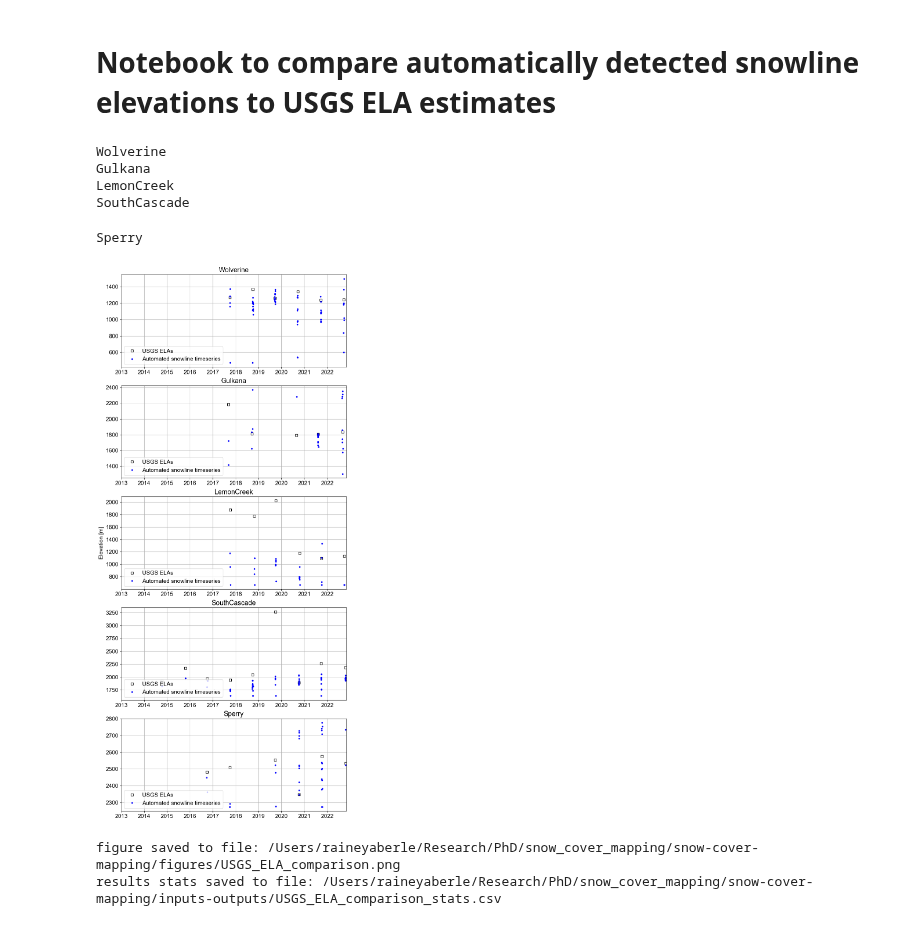
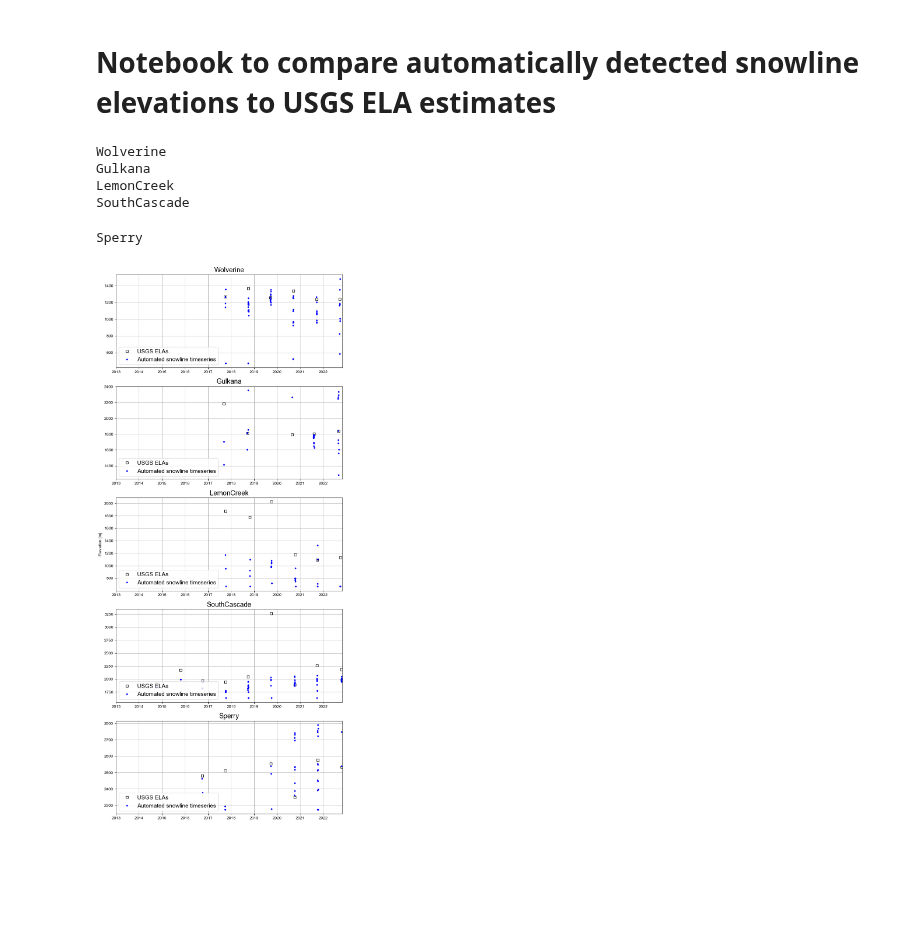
Before and after one commit to RaineyAbe/glacier-snow-cover-mapping, a Jupyter notebook: notebooks/compare_USGS_ELAs.ipynb, the cells around one changed output. Cells and saved outputs as stored; diff of their text form; code cells hidden in the pictures; blank space fills up the shorter version.

```diff
--- a/notebooks/compare_USGS_ELAs.ipynb
+++ b/notebooks/compare_USGS_ELAs.ipynb
@@ -25,6 +26,8 @@ plt.rcParams.update({'font.size':14, 'font.sans-serif':'Arial'})
 
 # initialize stats dataframe
 results = pd.DataFrame()
+sl_ests_full = pd.DataFrame()
+usgs_full = pd.DataFrame()
 
 # loop through sites
 for i, site_name in enumerate(site_names):
@@ -38,12 +41,15 @@ for i, site_name in enumerate(site_names):
         sl_est = pd.read_csv(sl_est_fn)
         sl_ests = pd.concat([sl_ests, sl_est])
     sl_ests.reset_index(drop=True, inplace=True)
-    sl_ests['datetime'] = sl_ests['datetime'].astype('datetime64[ns]')
+    sl_ests['datetime'] = pd.to_datetime(sl_ests['datetime'], format='mixed')
+    sl_ests_full = pd.concat([sl_ests_full, sl_ests])
 
     # load USGS data
     usgs_fn = usgs_path + site_name + '/Output_' + site_name + '_Glacier_Wide_solutions_calibrated.csv'
     usgs = pd.read_csv(usgs_fn)
-    usgs['Ba_Date'] = usgs['Ba_Date'].astype('datetime64[ns]')
+    usgs['Ba_Date'] = pd.to_datetime(usgs['Ba_Date'])
+    usgs['site_name'] = site_name
+    usgs_full = pd.concat([usgs_full, usgs])
 
     # grab unique years in snowline time series
     unique_years = np.unique(sl_ests['datetime'].values.astype('datetime64[Y]'))
@@ -117,40 +123,38 @@ for i, site_name in enumerate(site_names):
     ax[i].legend(loc='lower left')
     if i==2:
         ax[i].set_ylabel('Elevation [m]')
     ax[i].set_xlim(np.datetime64('2013-01-01'), np.datetime64('2022-11-01'))
 
-
 plt.show()
 
 # add column for average of all sites
 result = pd.DataFrame({'Site name': ['ALL SITES AVERAGE'],
                        'Year': 'N/A',
                        'USGS Ba Date': 'N/A',
                        'USGS ELA [m]': 'N/A',
                        'Snowline date(s)': 'N/A',
                        'Snowline median elevations [m]': 'N/A',
                        'Median snowline median elevations [m]': 'N/A',
                        'Difference median [m]': [np.nanmean(results['Difference median [m]'].values)],
                        'Difference IQR [m]': [np.nanmean(results['Difference IQR [m]'].values)],
                        'Difference mean [m]': [np.nanmean(results['Difference mean [m]'].values)],
                        'Difference std. [m]': [np.nanmean(results['Difference std. [m]'].values)],
                        'N': 'N/A'
                       })
 results = pd.concat([results, result])
+results.reset_index(drop=True, inplace=True)
 
 # save results and figure to file
-fig_fn = 'USGS_ELA_comparison.png'
-fig.savefig(base_path + 'figures/' + fig_fn, dpi=200, facecolor='w', edgecolor='none', bbox_inches='tight')
-print('figure saved to file: ' + base_path + 'figures/' + fig_fn)
-results_fn = 'USGS_ELA_comparison_stats.csv'
-results.to_csv(base_path + 'inputs-outputs/' + results_fn, index=False)
-print('results stats saved to file: ' + base_path + 'inputs-outputs/' + results_fn)
+# fig_fn = 'USGS_ELA_comparison.png'
+# fig.savefig(base_path + 'figures/' + fig_fn, dpi=200, facecolor='w', edgecolor='none', bbox_inches='tight')
+# print('figure saved to file: ' + base_path + 'figures/' + fig_fn)
+# results_fn = 'USGS_ELA_comparison_stats.csv'
+# results.to_csv(base_path + 'inputs-outputs/' + results_fn, index=False)
+# print('results stats saved to file: ' + base_path + 'inputs-outputs/' + results_fn)
 # %% [output]
 Wolverine
 Gulkana
 LemonCreek
 SouthCascade
 Sperry
-[figure, old version]
+[figure, new version]
-figure saved to file: /Users/raineyaberle/Research/PhD/snow_cover_mapping/snow-cover-mapping/figures/USGS_ELA_comparison.png
-results stats saved to file: /Users/raineyaberle/Research/PhD/snow_cover_mapping/snow-cover-mapping/inputs-outputs/USGS_ELA_comparison_stats.csv
```
Also changed, not shown: parts of 3 cells of this notebook, 17 other files.
